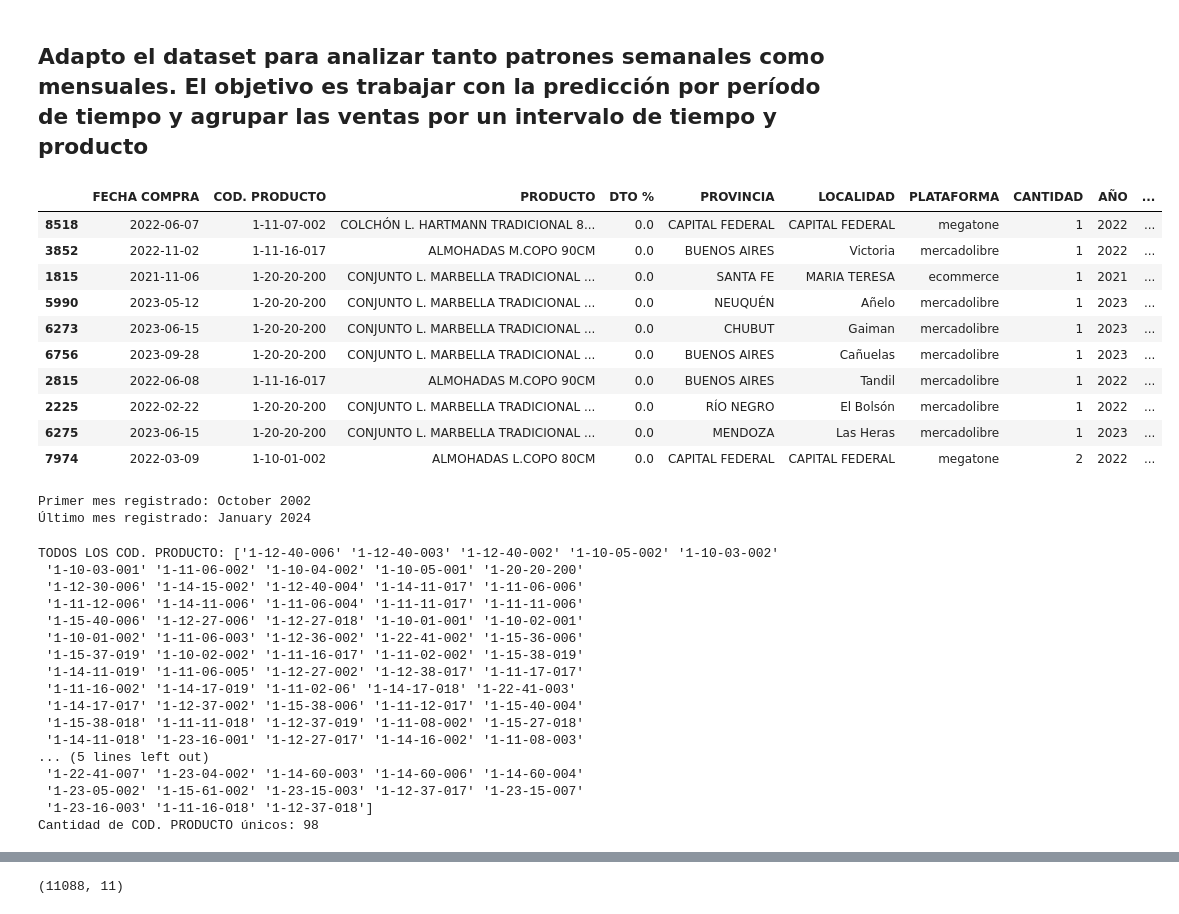
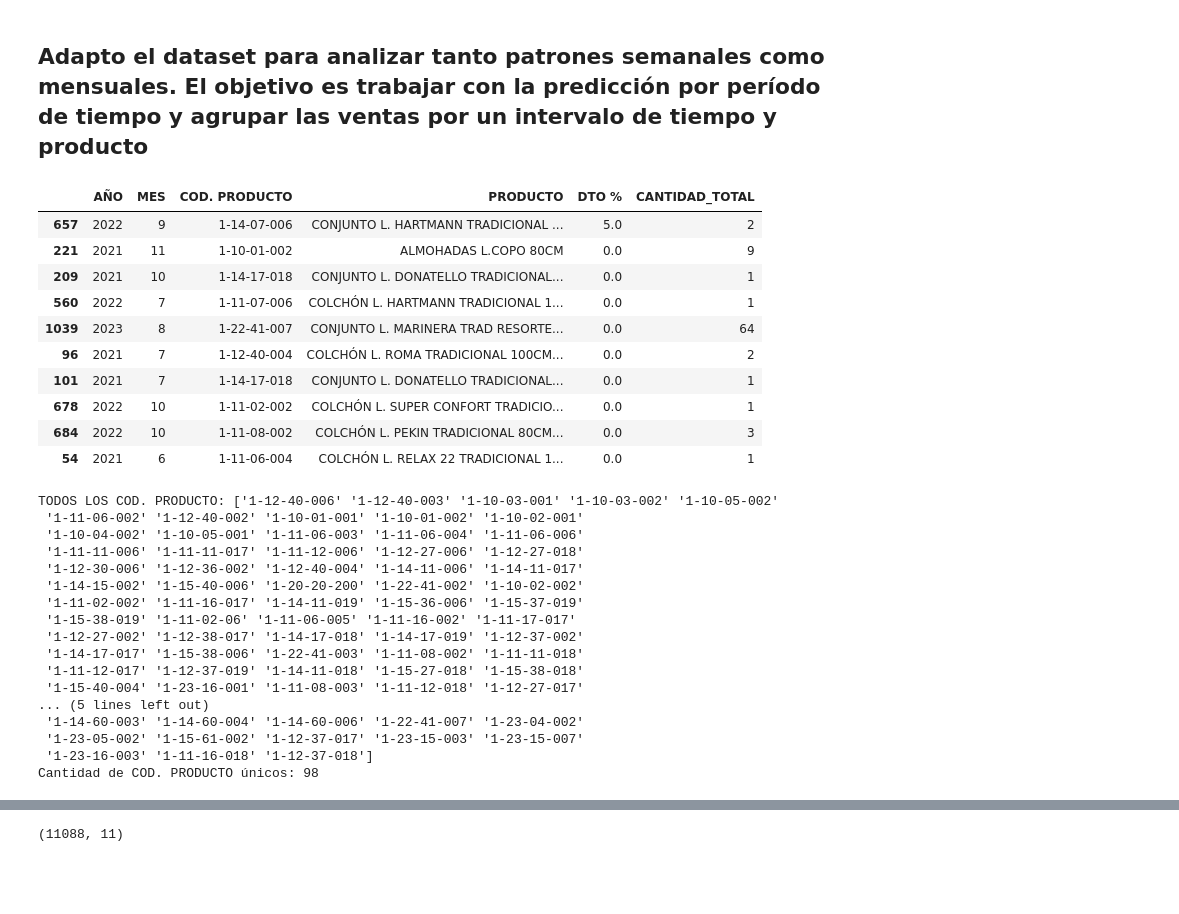
Before and after one commit to LuisBoschetto/trabajofinal, a Jupyter notebook: TrabajoFinal.ipynb, the cells around one changed output, grey strips where cells are left out. Saved outputs shown, nothing was run; the diff lists cells and outputs as text; code cells hidden in the pictures; blank space fills up the shorter version.

Commit message:
correccion dataset y metricas

```diff
--- a/TrabajoFinal.ipynb
+++ b/TrabajoFinal.ipynb
@@ -499,69 +486,52 @@ plt.show()
 # %%
 # Agregar columna de EVENTO
 sales['EVENTO'] = sales['MES'].apply(
     lambda x: 'Hot Sale' if x == 5 else ('CyberMonday' if x == 11 else 'Estandar')
 )
 
 # Agrupar por 'COD. PRODUCTO', 'AÑO', y 'MES', sumando las cantidades vendidas ('CANTIDAD_TOTAL')
-sales_grouped = sales.groupby(['AÑO', 'MES', 'PRODUCTO', 'EVENTO', 'COD. PRODUCTO']).agg(
+sales_grouped = sales.groupby(['AÑO', 'MES', 'COD. PRODUCTO', 'PRODUCTO', 'DTO %']).agg(
     CANTIDAD_TOTAL=('CANTIDAD', 'sum')  # Sumamos las cantidades vendidas por mes y producto
 ).reset_index()
 # Verificar que los productos sin ventas estén con CANTIDAD_TOTAL = 0
-sales.sample(10)
+sales_grouped.sample(10)
 # %% [output]
-|  | FECHA COMPRA | COD. PRODUCTO | PRODUCTO | DTO % | PROVINCIA | LOCALIDAD | PLATAFORMA | CANTIDAD | AÑO | ... |
-| 8518 | 2022-06-07 | 1-11-07-002 | COLCHÓN L. HARTMANN TRADICIONAL 8... | 0.0 | CAPITAL FEDERAL | CAPITAL FEDERAL | megatone | 1 | 2022 | ... |
-| 3852 | 2022-11-02 | 1-11-16-017 | ALMOHADAS M.COPO 90CM | 0.0 | BUENOS AIRES | Victoria | mercadolibre | 1 | 2022 | ... |
-| 1815 | 2021-11-06 | 1-20-20-200 | CONJUNTO L. MARBELLA TRADICIONAL ... | 0.0 | SANTA FE | MARIA TERESA | ecommerce | 1 | 2021 | ... |
-| 5990 | 2023-05-12 | 1-20-20-200 | CONJUNTO L. MARBELLA TRADICIONAL ... | 0.0 | NEUQUÉN | Añelo | mercadolibre | 1 | 2023 | ... |
-| 6273 | 2023-06-15 | 1-20-20-200 | CONJUNTO L. MARBELLA TRADICIONAL ... | 0.0 | CHUBUT | Gaiman | mercadolibre | 1 | 2023 | ... |
-| 6756 | 2023-09-28 | 1-20-20-200 | CONJUNTO L. MARBELLA TRADICIONAL ... | 0.0 | BUENOS AIRES | Cañuelas | mercadolibre | 1 | 2023 | ... |
-| 2815 | 2022-06-08 | 1-11-16-017 | ALMOHADAS M.COPO 90CM | 0.0 | BUENOS AIRES | Tandil | mercadolibre | 1 | 2022 | ... |
-| 2225 | 2022-02-22 | 1-20-20-200 | CONJUNTO L. MARBELLA TRADICIONAL ... | 0.0 | RÍO NEGRO | El Bolsón | mercadolibre | 1 | 2022 | ... |
-| 6275 | 2023-06-15 | 1-20-20-200 | CONJUNTO L. MARBELLA TRADICIONAL ... | 0.0 | MENDOZA | Las Heras | mercadolibre | 1 | 2023 | ... |
-| 7974 | 2022-03-09 | 1-10-01-002 | ALMOHADAS L.COPO 80CM | 0.0 | CAPITAL FEDERAL | CAPITAL FEDERAL | megatone | 2 | 2022 | ... |
+|  | AÑO | MES | COD. PRODUCTO | PRODUCTO | DTO % | CANTIDAD_TOTAL |
+| 657 | 2022 | 9 | 1-14-07-006 | CONJUNTO L. HARTMANN TRADICIONAL ... | 5.0 | 2 |
+| 221 | 2021 | 11 | 1-10-01-002 | ALMOHADAS L.COPO 80CM | 0.0 | 9 |
+| 209 | 2021 | 10 | 1-14-17-018 | CONJUNTO L. DONATELLO TRADICIONAL... | 0.0 | 1 |
+| 560 | 2022 | 7 | 1-11-07-006 | COLCHÓN L. HARTMANN TRADICIONAL 1... | 0.0 | 1 |
+| 1039 | 2023 | 8 | 1-22-41-007 | CONJUNTO L. MARINERA TRAD RESORTE... | 0.0 | 64 |
+| 96 | 2021 | 7 | 1-12-40-004 | COLCHÓN L. ROMA TRADICIONAL 100CM... | 0.0 | 2 |
+| 101 | 2021 | 7 | 1-14-17-018 | CONJUNTO L. DONATELLO TRADICIONAL... | 0.0 | 1 |
+| 678 | 2022 | 10 | 1-11-02-002 | COLCHÓN L. SUPER CONFORT TRADICIO... | 0.0 | 1 |
+| 684 | 2022 | 10 | 1-11-08-002 | COLCHÓN L. PEKIN TRADICIONAL 80CM... | 0.0 | 3 |
+| 54 | 2021 | 6 | 1-11-06-004 | COLCHÓN L. RELAX 22 TRADICIONAL 1... | 0.0 | 1 |
-# %%
-# Asegúrate de que la columna 'FECHA_COMPRA' esté en formato datetime
-sales['FECHA COMPRA'] = pd.to_datetime(sales['FECHA COMPRA'], format='%d-%m-%Y')
-
-# Ordenar el dataset por fecha (AÑO, MES)
-sales = sales.sort_values(by='FECHA COMPRA', ascending=True)
-
-# Obtener el primer y último mes con sus respectivos años
-primer_mes = sales['FECHA COMPRA'].min()
-ultimo_mes = sales['FECHA COMPRA'].max()
-
-# Mostrar el primer y último mes con año
-print(f"Primer mes registrado: {primer_mes.strftime('%B %Y')}")
-print(f"Último mes registrado: {ultimo_mes.strftime('%B %Y')}")
-# %% [output]
-Primer mes registrado: October 2002
-Último mes registrado: January 2024
 # %%
-cod_productos_unicos = sales['COD. PRODUCTO'].unique()
+cod_productos_unicos = sales_grouped['COD. PRODUCTO'].unique()
 print(f"TODOS LOS COD. PRODUCTO: {cod_productos_unicos}")
 
 # Contar cuántos COD. PRODUCTO únicos existen
-num_cod_productos_unicos = len(sales['COD. PRODUCTO'].unique())
+num_cod_productos_unicos = len(sales_grouped['COD. PRODUCTO'].unique())
 
 # Mostrar el resultado
 print(f"Cantidad de COD. PRODUCTO únicos: {num_cod_productos_unicos}")
 # %% [output]
-TODOS LOS COD. PRODUCTO: ['1-12-40-006' '1-12-40-003' '1-12-40-002' '1-10-05-002' '1-10-03-002'
- '1-10-03-001' '1-11-06-002' '1-10-04-002' '1-10-05-001' '1-20-20-200'
- '1-12-30-006' '1-14-15-002' '1-12-40-004' '1-14-11-017' '1-11-06-006'
- '1-11-12-006' '1-14-11-006' '1-11-06-004' '1-11-11-017' '1-11-11-006'
- '1-15-40-006' '1-12-27-006' '1-12-27-018' '1-10-01-001' '1-10-02-001'
- '1-10-01-002' '1-11-06-003' '1-12-36-002' '1-22-41-002' '1-15-36-006'
- '1-15-37-019' '1-10-02-002' '1-11-16-017' '1-11-02-002' '1-15-38-019'
- '1-14-11-019' '1-11-06-005' '1-12-27-002' '1-12-38-017' '1-11-17-017'
- '1-11-16-002' '1-14-17-019' '1-11-02-06' '1-14-17-018' '1-22-41-003'
- '1-14-17-017' '1-12-37-002' '1-15-38-006' '1-11-12-017' '1-15-40-004'
- '1-15-38-018' '1-11-11-018' '1-12-37-019' '1-11-08-002' '1-15-27-018'
- '1-14-11-018' '1-23-16-001' '1-12-27-017' '1-14-16-002' '1-11-08-003'
+TODOS LOS COD. PRODUCTO: ['1-12-40-006' '1-12-40-003' '1-10-03-001' '1-10-03-002' '1-10-05-002'
+ '1-11-06-002' '1-12-40-002' '1-10-01-001' '1-10-01-002' '1-10-02-001'
+ '1-10-04-002' '1-10-05-001' '1-11-06-003' '1-11-06-004' '1-11-06-006'
+ '1-11-11-006' '1-11-11-017' '1-11-12-006' '1-12-27-006' '1-12-27-018'
+ '1-12-30-006' '1-12-36-002' '1-12-40-004' '1-14-11-006' '1-14-11-017'
+ '1-14-15-002' '1-15-40-006' '1-20-20-200' '1-22-41-002' '1-10-02-002'
+ '1-11-02-002' '1-11-16-017' '1-14-11-019' '1-15-36-006' '1-15-37-019'
+ '1-15-38-019' '1-11-02-06' '1-11-06-005' '1-11-16-002' '1-11-17-017'
+ '1-12-27-002' '1-12-38-017' '1-14-17-018' '1-14-17-019' '1-12-37-002'
+ '1-14-17-017' '1-15-38-006' '1-22-41-003' '1-11-08-002' '1-11-11-018'
+ '1-11-12-017' '1-12-37-019' '1-14-11-018' '1-15-27-018' '1-15-38-018'
+ '1-15-40-004' '1-23-16-001' '1-11-08-003' '1-11-12-018' '1-12-27-017'
 ... (5 lines left out)
- '1-22-41-007' '1-23-04-002' '1-14-60-003' '1-14-60-006' '1-14-60-004'
- '1-23-05-002' '1-15-61-002' '1-23-15-003' '1-12-37-017' '1-23-15-007'
+ '1-14-60-003' '1-14-60-004' '1-14-60-006' '1-22-41-007' '1-23-04-002'
+ '1-23-05-002' '1-15-61-002' '1-12-37-017' '1-23-15-003' '1-23-15-007'
  '1-23-16-003' '1-11-16-018' '1-12-37-018']
 Cantidad de COD. PRODUCTO únicos: 98
 # %%
```
Also changed, not shown: parts of 52 cells of this notebook.
